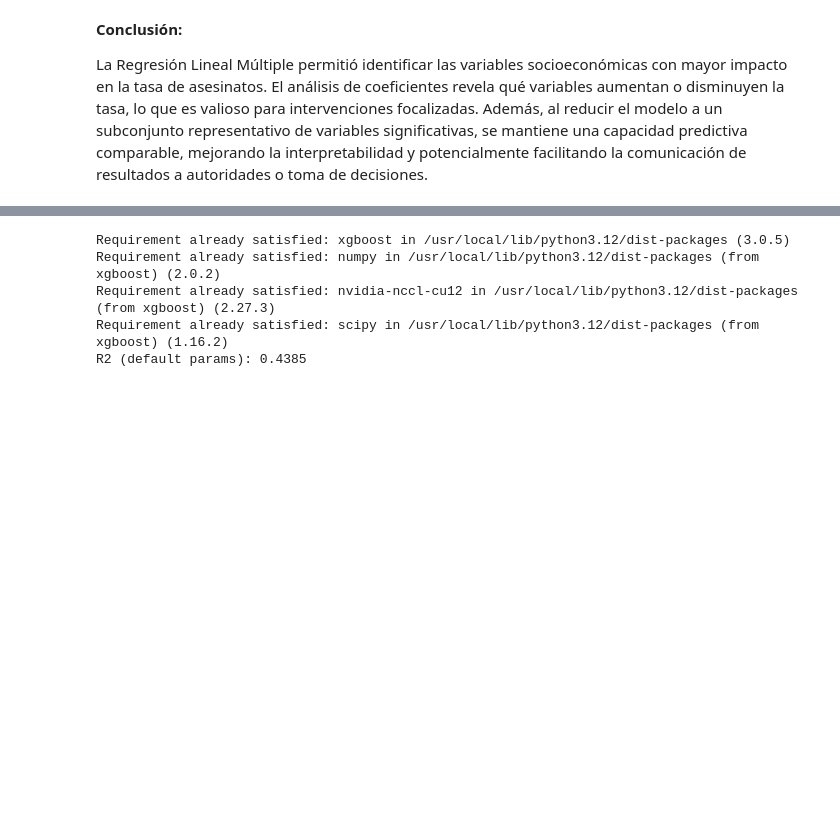
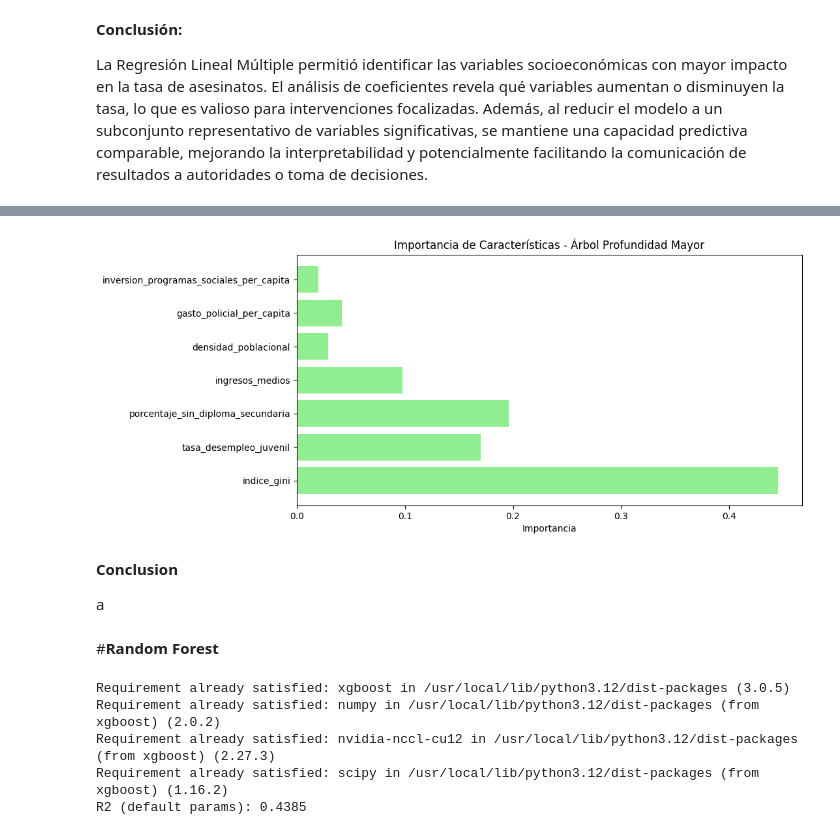
Before and after one commit to RicardoVilla0/MachineLearning, a Jupyter notebook: Unidad 2/ProyUni2.ipynb, the cells around one changed output, grey strips where cells are left out. Cells and saved outputs as stored; diff of their text form; code cells hidden in the pictures; blank space fills up the shorter version.

```diff
--- a/Unidad 2/ProyUni2.ipynb
+++ b/Unidad 2/ProyUni2.ipynb
@@ -149,3 +221,17 @@ mejorando la interpretabilidad y potencialmente facilitando la comunicación de
+# %%
+plt.figure(figsize=(10,5))
+plt.barh(X.columns, importances_deep, color='lightgreen')
+plt.xlabel("Importancia")
+plt.title("Importancia de Características - Árbol Profundidad Mayor")
+plt.show()
+# %% [output]
+[figure, added]
+# %% [markdown]
+**Conclusion**
+
+a
+# %% [markdown]
+#**Random Forest**
 # %%
 # Proyecto: Análisis Predictivo de la Tasa de Asesinatos
 # Parte 5
```
Also changed, not shown: parts of 13 cells of this notebook.
